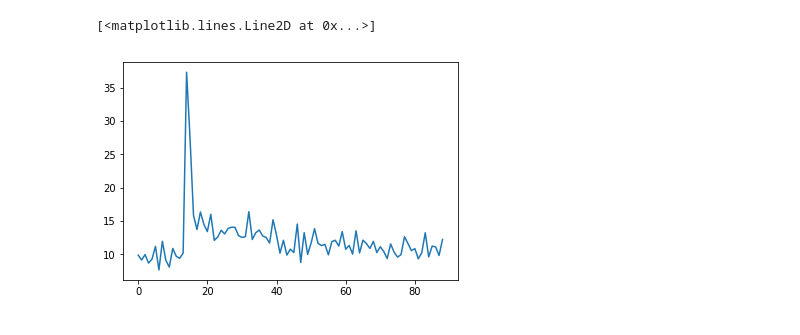
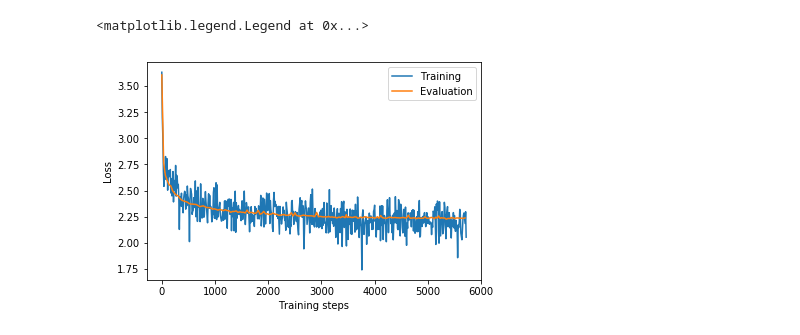
Before and after one commit to nalinimsingh/9.520-MelodyRNN-Regularization, a Jupyter notebook: Analysis.ipynb, the cells around one changed output. Cells and saved outputs as stored; diff of their text form; code cells hidden in the pictures.

Commit message:
Compare training and eval data

```diff
--- a/Analysis.ipynb
+++ b/Analysis.ipynb
@@ -7,7 +7,4 @@ import matplotlib.pyplot as plt
 
 import tensorflow as tf
 import numpy as np
-# %%
-datapath = 'results/melody_rnn/logdir/basic/train/'
-eventfiles = glob.glob(datapath+'events.out.tfevents.*')
 # %%
@@ -40,5 +31,15 @@ plt.plot(accuracy)
-# %%
-plt.plot(perplexity)
-# %% [output]
-[<matplotlib.lines.Line2D at 0x...>]
-[figure, removed]
+# %%
+train_datapath = 'results/melody_rnn/logdir/basic/train/'
+eval_datapath = 'results/melody_rnn/logdir/basic/eval/'
+
+train_loss_steps, train_loss, train_perplexity_steps, train_perplexity = read_metrics(train_datapath)
+eval_loss_steps, eval_loss, eval_perplexity_steps, eval_perplexity = read_metrics(eval_datapath)
+# %%
+plt.plot(train_loss_steps,train_loss,label='Training')
+plt.plot(eval_loss_steps,eval_loss,label='Evaluation')
+plt.xlabel('Training steps')
+plt.ylabel('Loss')
+plt.legend()
+# %% [output]
+<matplotlib.legend.Legend at 0x...>
+[figure, added]
```
Also changed, not shown: parts of 6 cells of this notebook.
